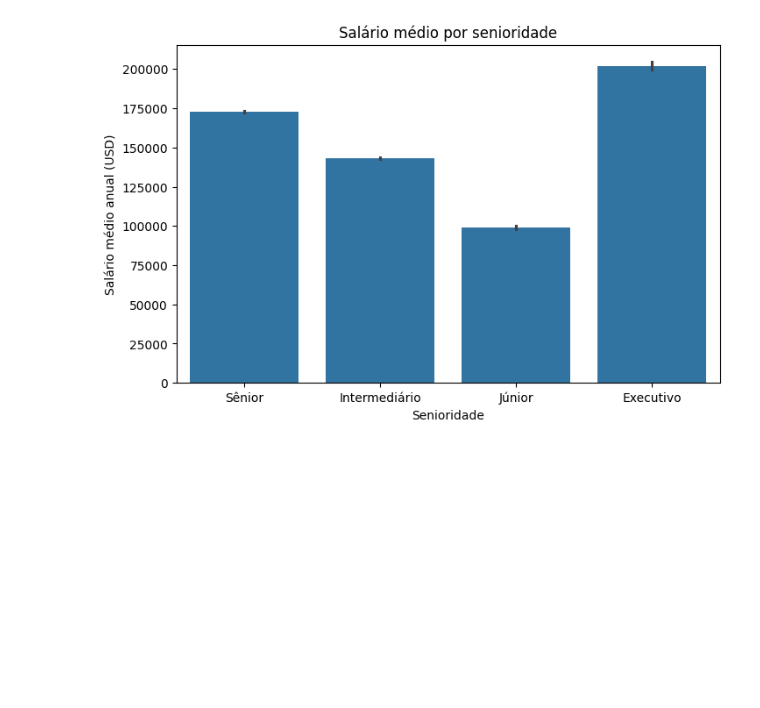
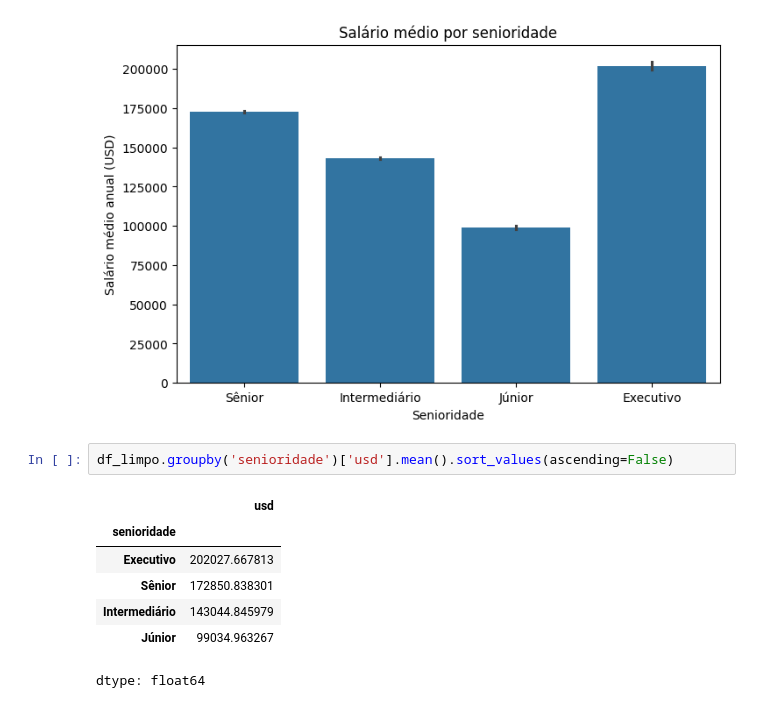
Before and after one commit to sandro-silva/Data, a Jupyter notebook: Aula_3_Visualização_de_Dados.ipynb, the cells around one changed output. Saved outputs shown, nothing was run; the diff lists cells and outputs as text; blank space fills up the shorter version.

```diff
--- a/Aula_3_Visualização_de_Dados.ipynb
+++ b/Aula_3_Visualização_de_Dados.ipynb
@@ -488,3 +488,13 @@ plt.ylabel('Salário médio anual (USD)')
 plt.show()
 # %% [output]
 [figure]
+# %%
+df_limpo.groupby('senioridade')['usd'].mean().sort_values(ascending=False)
+# %% [output]
+|  | usd |
+| senioridade |  |
+| Executivo | 202027.667813 |
+| Sênior | 172850.838301 |
+| Intermediário | 143044.845979 |
+| Júnior | 99034.963267 |
+dtype: float64
```
Also changed, not shown: parts of 2 cells of this notebook.
